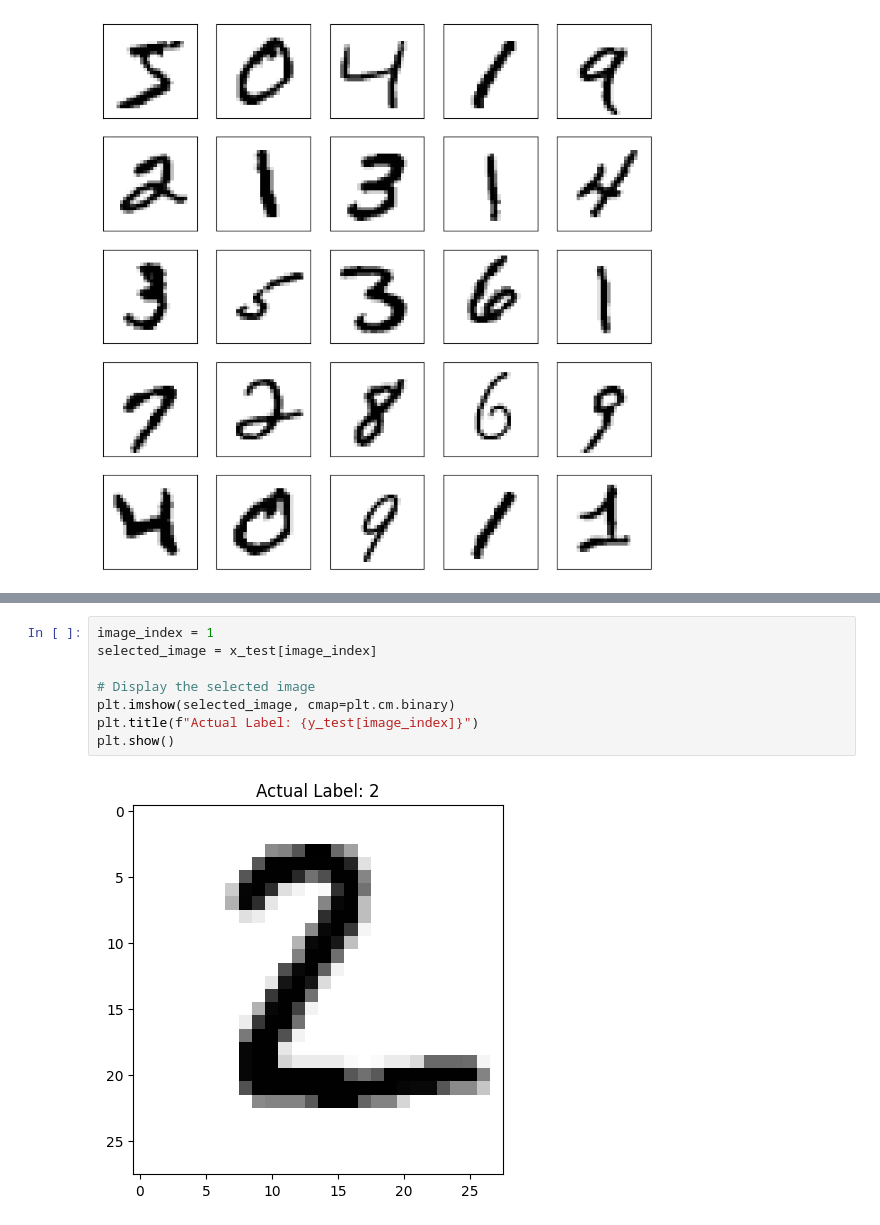
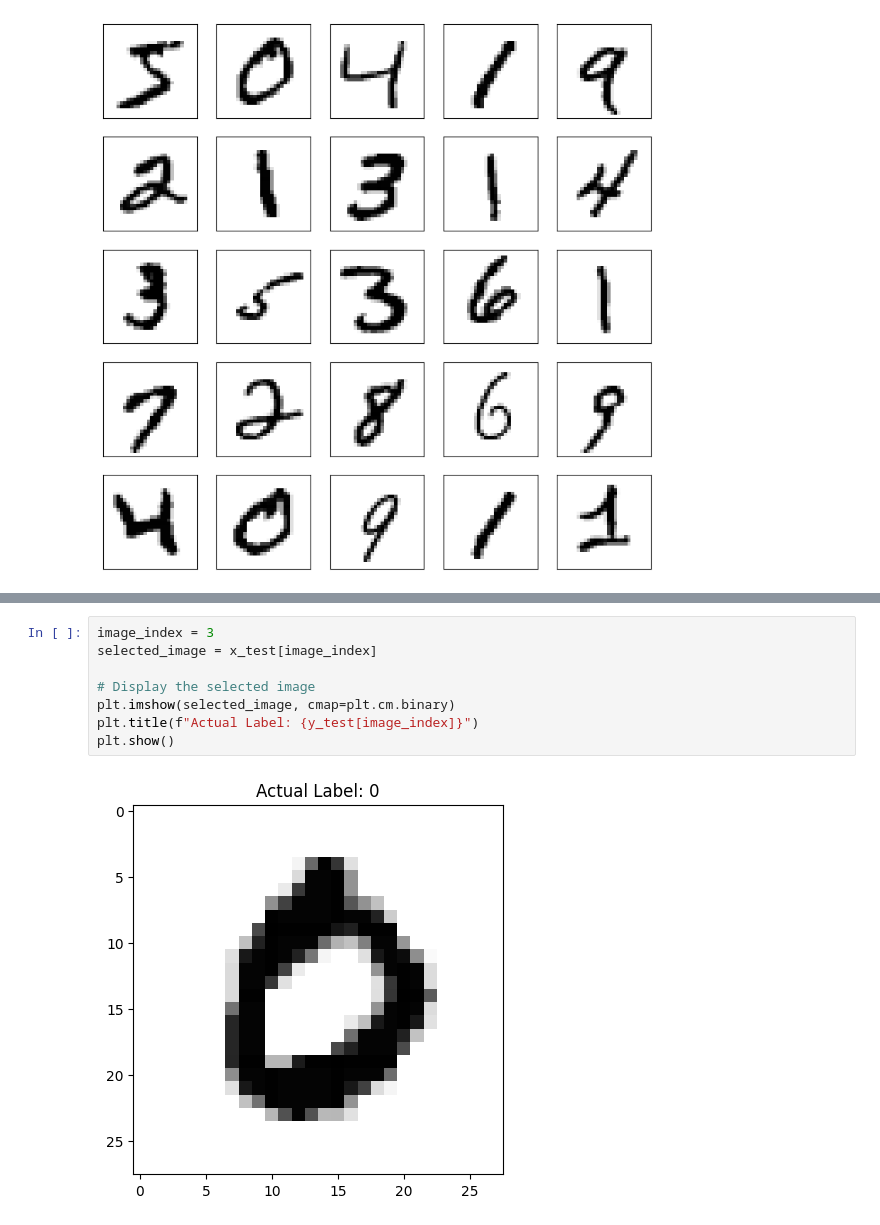
Before and after one commit to AbdulhadiAlaraj/MNSIT-Model, a Jupyter notebook: MNST Dataset.ipynb, the cells around one changed output, grey strips where cells are left out. Drawn from its saved outputs; the diff is of its cells as text.

```diff
--- a/MNST Dataset.ipynb
+++ b/MNST Dataset.ipynb
@@ -82,13 +91,13 @@ Epoch 5/5
 # %%
-image_index = 1
+image_index = 3
 selected_image = x_test[image_index]
 
 # Display the selected image
 plt.imshow(selected_image, cmap=plt.cm.binary)
 plt.title(f"Actual Label: {y_test[image_index]}")
 plt.show()
 # %% [output]
-[figure, old version]
+[figure, new version]
 # %%
 
 # Prepare the image for prediction (reshape to match model's input)
```
Also changed, not shown: parts of 7 cells of this notebook, 4 other files.
